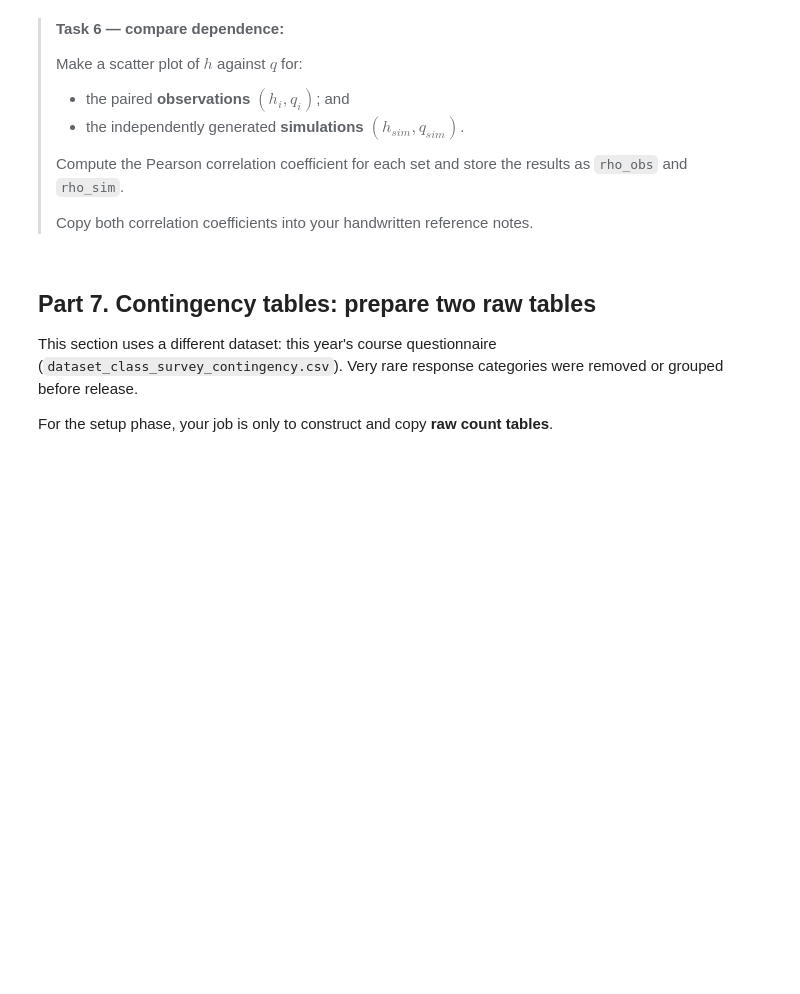
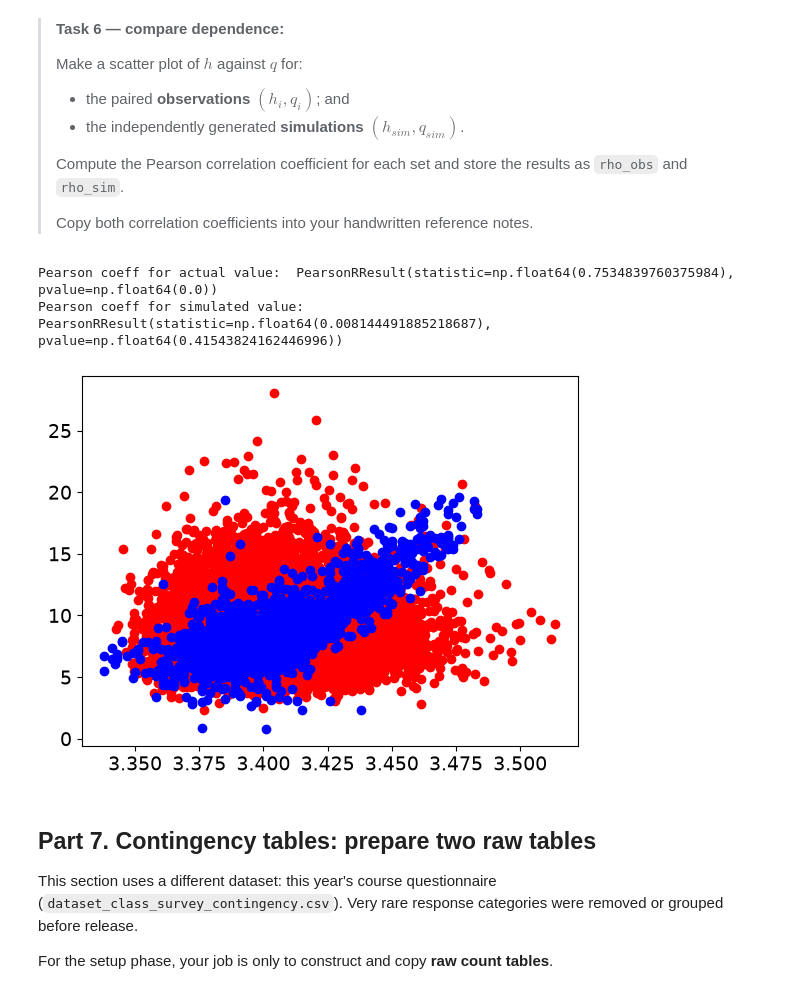
Before and after one commit to prajwalabc/GA1.4, a Jupyter notebook: GA_1.4.ipynb, the cells around one changed output. Cells and saved outputs as stored; diff of their text form; code cells hidden in the pictures; blank space fills up the shorter version.

```diff
--- a/GA_1.4.ipynb
+++ b/GA_1.4.ipynb
@@ -340,7 +349,16 @@ plt.hist(U_obs,bins='auto')
 >Copy both correlation coefficients into your handwritten reference notes.
 >
 # %%
-### YOUR CODE HERE
+plt.scatter(Rand_h,Rand_q,color='red')
+plt.scatter(h,q,color='blue')
+
+print('Pearson coeff for actual value: ',stats.pearsonr(h,q))
+
+print('Pearson coeff for simulated value: ',stats.pearsonr(Rand_h,Rand_q))
+# %% [output]
+Pearson coeff for actual value:  PearsonRResult(statistic=np.float64(0.7534839760375984), pvalue=np.float64(0.0))
+Pearson coeff for simulated value:  PearsonRResult(statistic=np.float64(0.008144491885218687), pvalue=np.float64(0.41543824162446996))
+[figure, added]
 # %% [markdown]
 ## Part 7. Contingency tables: prepare two raw tables
 
```
Also changed, not shown: parts of 1 cell of this notebook.
